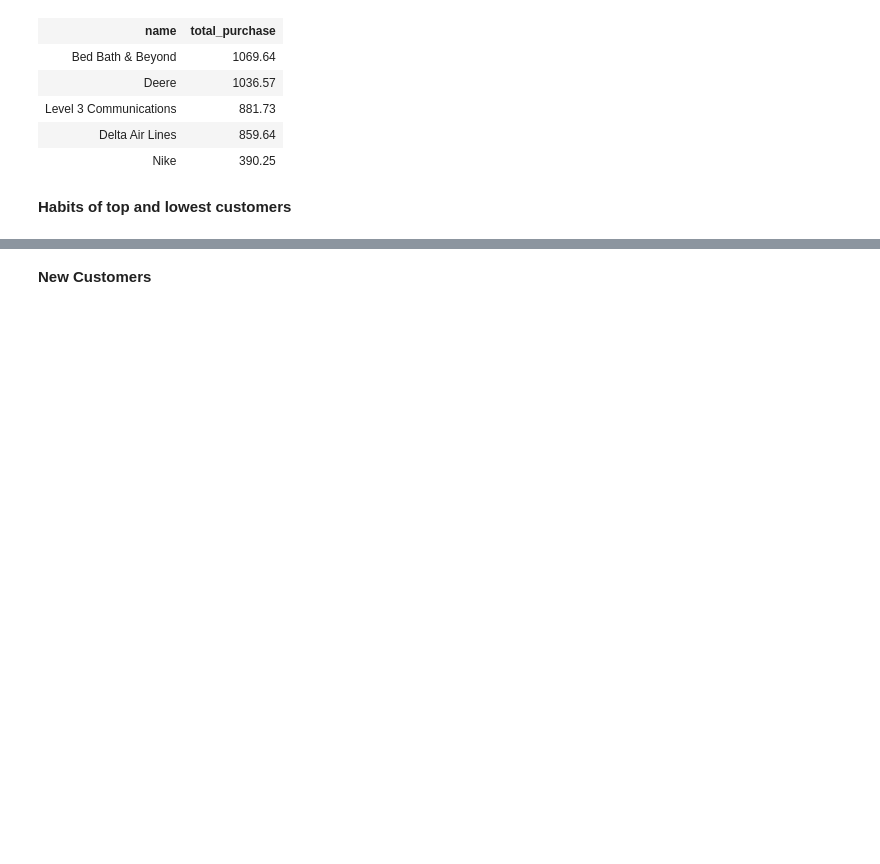
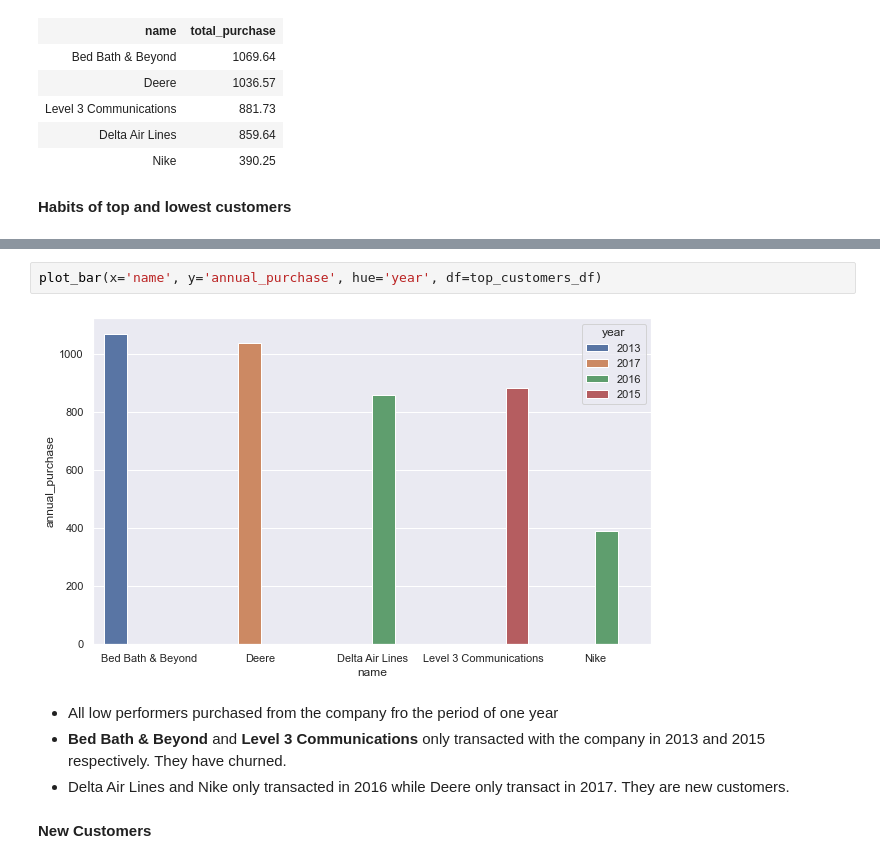
Before and after one commit to BuhariS/Interrogation-of-the-Parch-Posey-Database, a Jupyter notebook: Interrogation of the Parch & Posey Database.ipynb, the cells around one changed output, grey strips where cells are left out. Saved outputs shown, nothing was run; the diff lists cells and outputs as text; blank space fills up the shorter version.

```diff
--- a/Interrogation of the Parch & Posey Database.ipynb
+++ b/Interrogation of the Parch & Posey Database.ipynb
@@ -373,3 +424,11 @@ Done.
+# %%
+plot_bar(x='name', y='annual_purchase', hue='year', df=top_customers_df)
+# %% [output]
+[figure, added]
+# %% [markdown]
+- All low performers purchased from the company fro the period of one year
+- **Bed Bath & Beyond** and **Level 3 Communications** only transacted with the company in 2013 and 2015 respectively. They have churned.
+- Delta Air Lines and Nike only transacted in 2016 while Deere only transact in 2017. They are new customers.
 # %% [markdown]
 **New Customers**
 # %%
```
Also changed, not shown: parts of 15 cells of this notebook.
